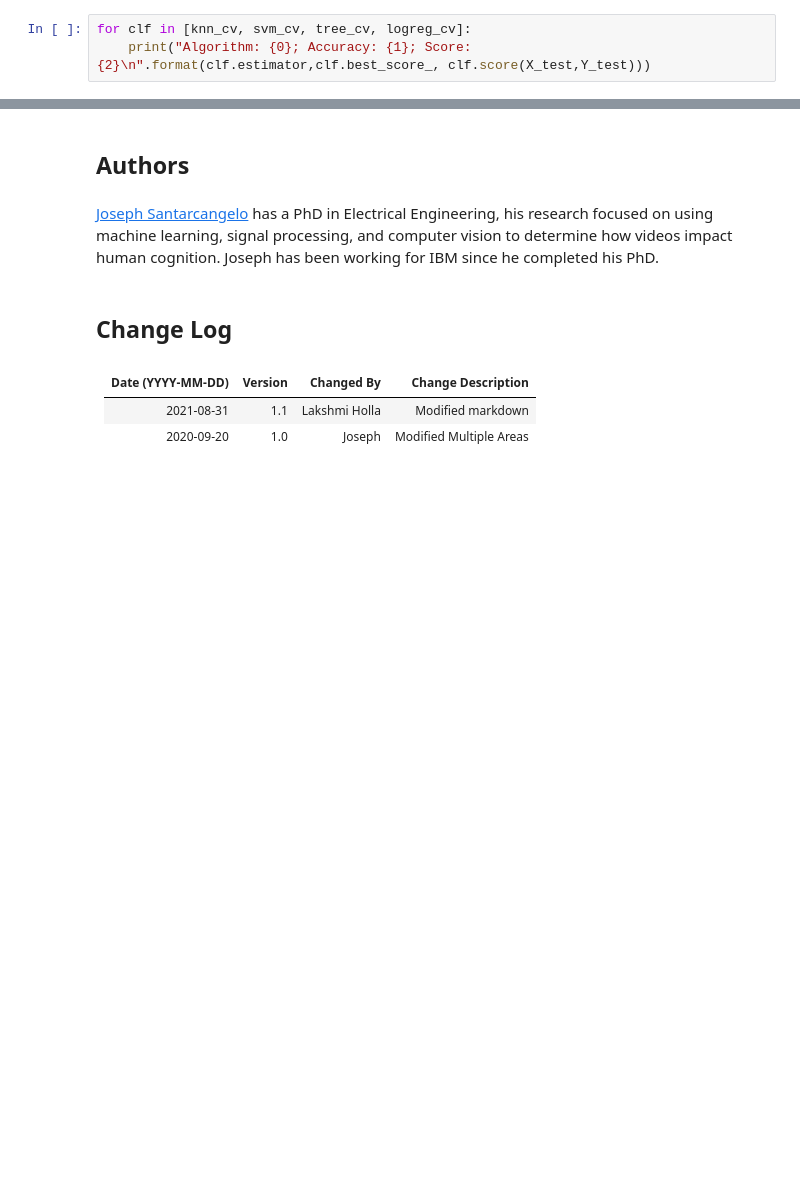
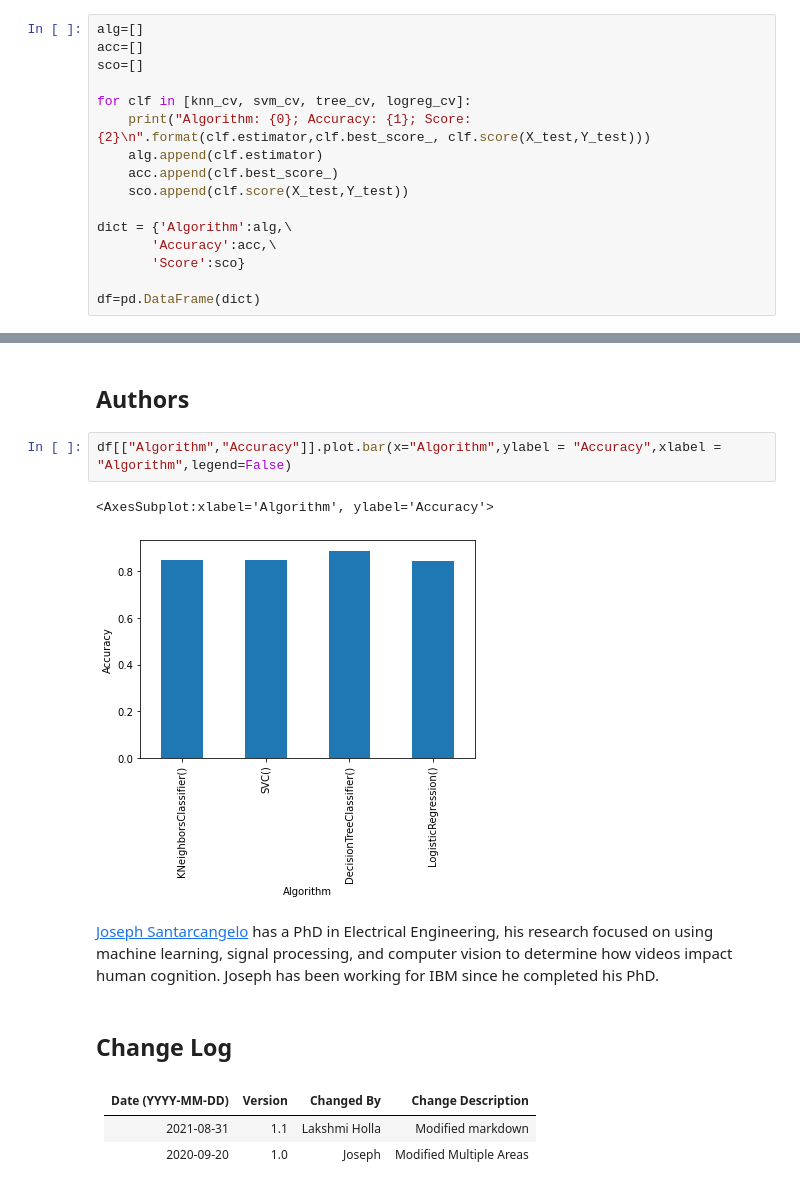
Before and after one commit to evhorne/coursera_data_science_capstone, a Jupyter notebook: Final_Assignment_Machine_Learning_SpaceX.ipynb, the cells around one changed output, grey strips where cells are left out. Cells and saved outputs as stored; diff of their text form; blank space fills up the shorter version.

```diff
--- a/Final_Assignment_Machine_Learning_SpaceX.ipynb
+++ b/Final_Assignment_Machine_Learning_SpaceX.ipynb
@@ -344,8 +344,21 @@ plot_confusion_matrix(Y_test,yhat)
 # %% [markdown]
 Find the method performs best:
 # %%
+alg=[]
+acc=[]
+sco=[]
+
 for clf in [knn_cv, svm_cv, tree_cv, logreg_cv]:
     print("Algorithm: {0}; Accuracy: {1}; Score: {2}\n".format(clf.estimator,clf.best_score_, clf.score(X_test,Y_test)))
+    alg.append(clf.estimator)
+    acc.append(clf.best_score_)
+    sco.append(clf.score(X_test,Y_test))
+
+dict = {'Algorithm':alg,\
+       'Accuracy':acc,\
+       'Score':sco}
+
+df=pd.DataFrame(dict)
 # %% [output]
 Algorithm: KNeighborsClassifier(); Accuracy: 0.8482142857142858; Score: 0.8333333333333334
 
@@ -357,5 +378,10 @@ Algorithm: LogisticRegression(); Accuracy: 0.8464285714285713; Score: 0.83333333
 # %% [markdown]
 ## Authors
+# %%
+df[["Algorithm","Accuracy"]].plot.bar(x="Algorithm",ylabel = "Accuracy",xlabel = "Algorithm",legend=False)
+# %% [output]
+<AxesSubplot:xlabel='Algorithm', ylabel='Accuracy'>
+[figure, added]
 # %% [markdown]
 <a href="https://www.linkedin.com/in/joseph-s-50398b136/?utm_medium=Exinfluencer&utm_source=Exinfluencer&utm_content=000026UJ&utm_term=10006555&utm_id=NA-SkillsNetwork-Channel-SkillsNetworkCoursesIBMDS0321ENSkillsNetwork26802033-2022-01-01">Joseph Santarcangelo</a> has a PhD in Electrical Engineering, his research focused on using machine learning, signal processing, and computer vision to determine how videos impact human cognition. Joseph has been working for IBM since he completed his PhD.
 # %% [markdown]
```
Also changed, not shown: parts of 4 cells of this notebook.
